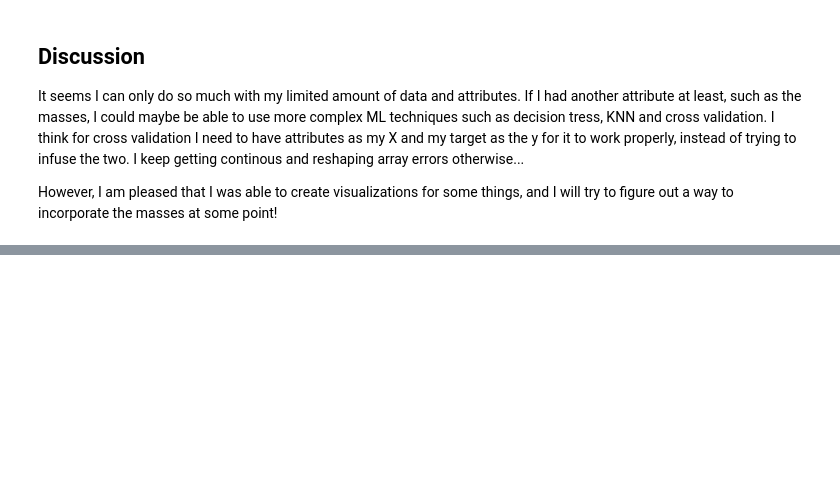
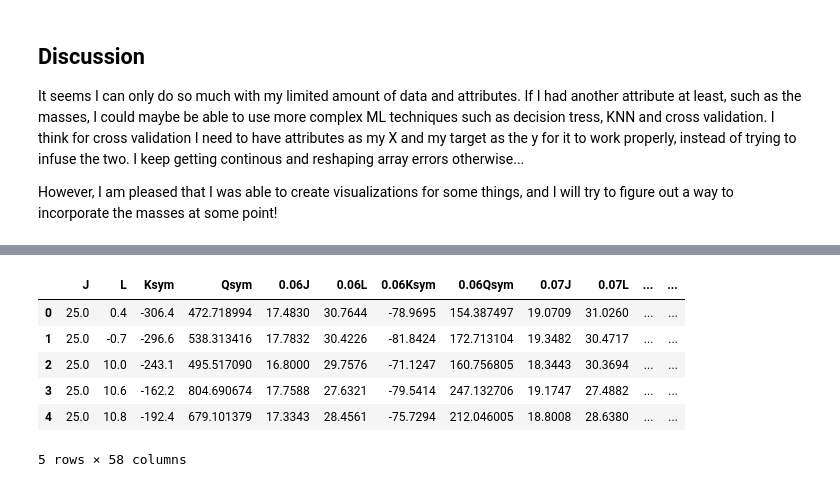
Before and after one commit to bdougl13/ApplyingMLtoNSResearch, a Jupyter notebook: MLtoNS.ipynb, the cells around one changed output, grey strips where cells are left out. Saved outputs shown, nothing was run; the diff lists cells and outputs as text; code cells hidden in the pictures; blank space fills up the shorter version.

```diff
--- a/MLtoNS.ipynb
+++ b/MLtoNS.ipynb
@@ -294,0 +312,19 @@ However, I am pleased that I was able to create visualizations for some things,
+# %%
+#importing the new csv file. There is one column name unaccounted for so there are 3 unknown columns at the end
+cols = ['J','L','Ksym','Qsym','0.06J','0.06L','0.06Ksym','0.06Qsym','0.07J','0.07L','0.07Ksym','0.07Qsym',
+        '0.08J','0.08L','0.08Ksym','0.08Qsym','0.09J','0.09L','0.09Ksym','0.09Qsym','0.10J','0.10L','0.10Ksym','0.10Qsym',
+        '0.11J','0.11L','0.11Ksym','0.11Qsym','dcrust_core_trans_a','dcrust_core_trans_b','pcrust_core_trans_a','pcrust_core_trans_b'
+        'mu_crust_core_trans_a','mu_crust_core_trans_b','p_radius_Ca48','n_radius_Ca48','Binding_E_Ca48','neutron_skin_Ca48',
+        'p_radius_Tn112','n_radius_Tn112','Binding_E_Tn112','neutron_skin_Tn112','p_radius_Tn132','n_radius_Tn132','Binding_E_Tn132','neutron_skin_Tn132',
+        'p_radius_Pb208','n_radius_Pb208','Binding_E_Pb208','neutron_skin_Pb208','pasta_trans_d','pasta_trans_pressure','pasta_trans_mu',
+        'pasta_LDM_d','pasta_LDM_pressure','pasta_LDM_mu','UnknownA','UnknownB','UnknownC?']
+eos = pd.read_table('mega_table_ultimate_Ext.txt', sep='\t', header=None, names=cols)
+eos.head()
+# %% [output]
+|  | J | L | Ksym | Qsym | 0.06J | 0.06L | 0.06Ksym | 0.06Qsym | 0.07J | 0.07L | ... | ... |
+| 0 | 25.0 | 0.4 | -306.4 | 472.718994 | 17.4830 | 30.7644 | -78.9695 | 154.387497 | 19.0709 | 31.0260 | ... | ... |
+| 1 | 25.0 | -0.7 | -296.6 | 538.313416 | 17.7832 | 30.4226 | -81.8424 | 172.713104 | 19.3482 | 30.4717 | ... | ... |
+| 2 | 25.0 | 10.0 | -243.1 | 495.517090 | 16.8000 | 29.7576 | -71.1247 | 160.756805 | 18.3443 | 30.3694 | ... | ... |
+| 3 | 25.0 | 10.6 | -162.2 | 804.690674 | 17.7588 | 27.6321 | -79.5414 | 247.132706 | 19.1747 | 27.4882 | ... | ... |
+| 4 | 25.0 | 10.8 | -192.4 | 679.101379 | 17.3343 | 28.4561 | -75.7294 | 212.046005 | 18.8008 | 28.6380 | ... | ... |
+5 rows × 58 columns
```
Also changed, not shown: parts of 8 cells of this notebook.
